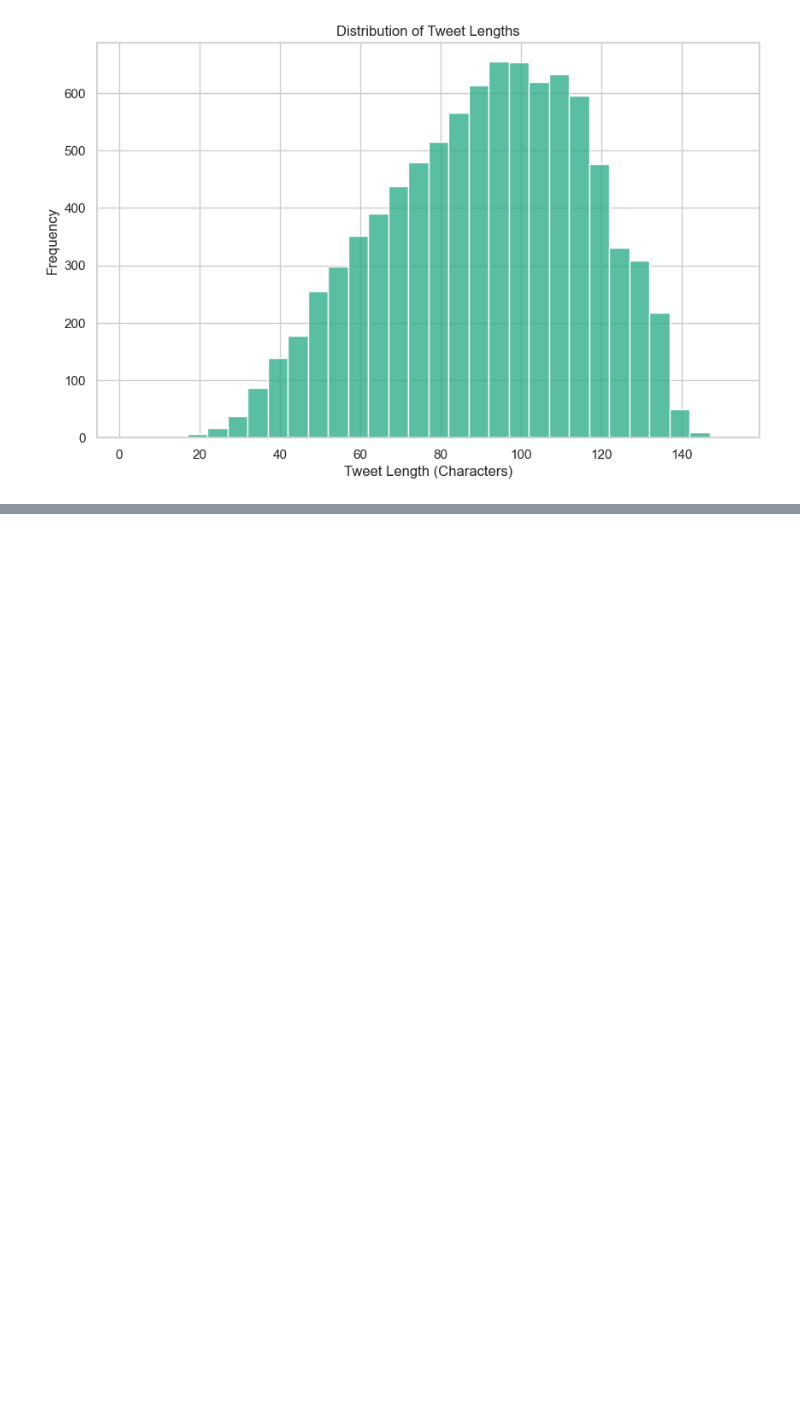
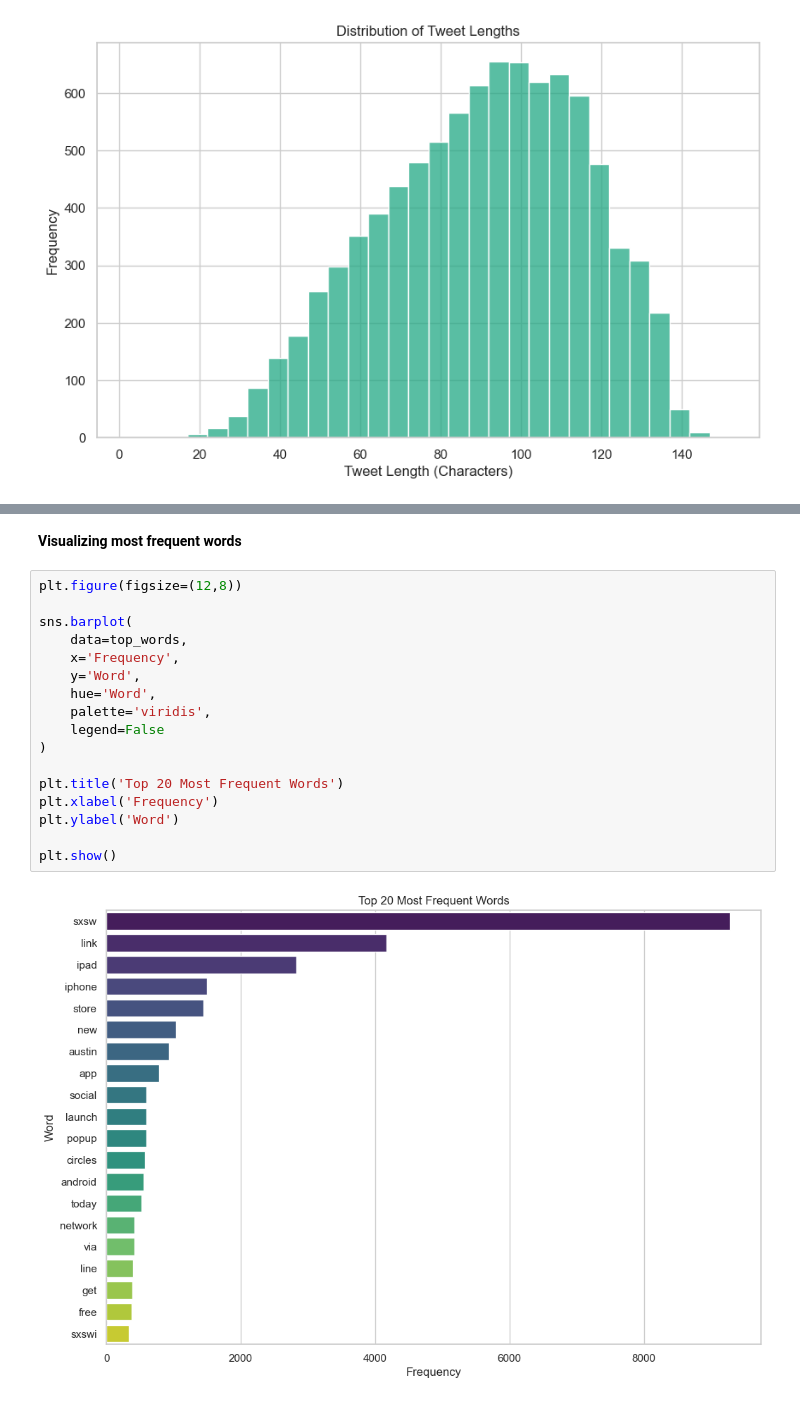
Before and after one commit to byegond-beep/Consumer-Sentiment-Analysis-of-Apple-and-Google-Products-Using-Natural-Language-Processing, a Jupyter notebook: Consumer-Sentiment-Analysis-of-Apple-and-Google-Products-Using-NLP.ipynb, the cells around one changed output, grey strips where cells are left out. Saved outputs shown, nothing was run; the diff lists cells and outputs as text; blank space fills up the shorter version.

```diff
--- a/Consumer-Sentiment-Analysis-of-Apple-and-Google-Products-Using-NLP.ipynb
+++ b/Consumer-Sentiment-Analysis-of-Apple-and-Google-Products-Using-NLP.ipynb
@@ -765,0 +874,21 @@ plt.show()
+# %% [markdown]
+**Visualizing most frequent words**
+# %%
+plt.figure(figsize=(12,8))
+
+sns.barplot(
+    data=top_words,
+    x='Frequency',
+    y='Word',
+    hue='Word',
+    palette='viridis',
+    legend=False
+)
+
+plt.title('Top 20 Most Frequent Words')
+plt.xlabel('Frequency')
+plt.ylabel('Word')
+
+plt.show()
+# %% [output]
+[figure, added]
```
Also changed, not shown: parts of 31 cells of this notebook.
